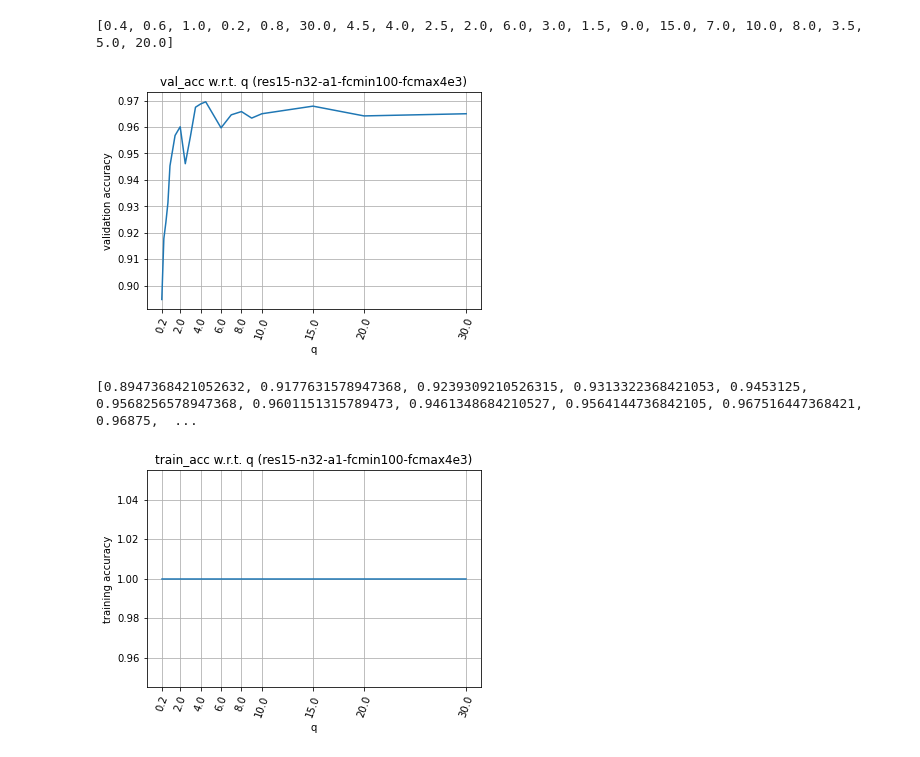
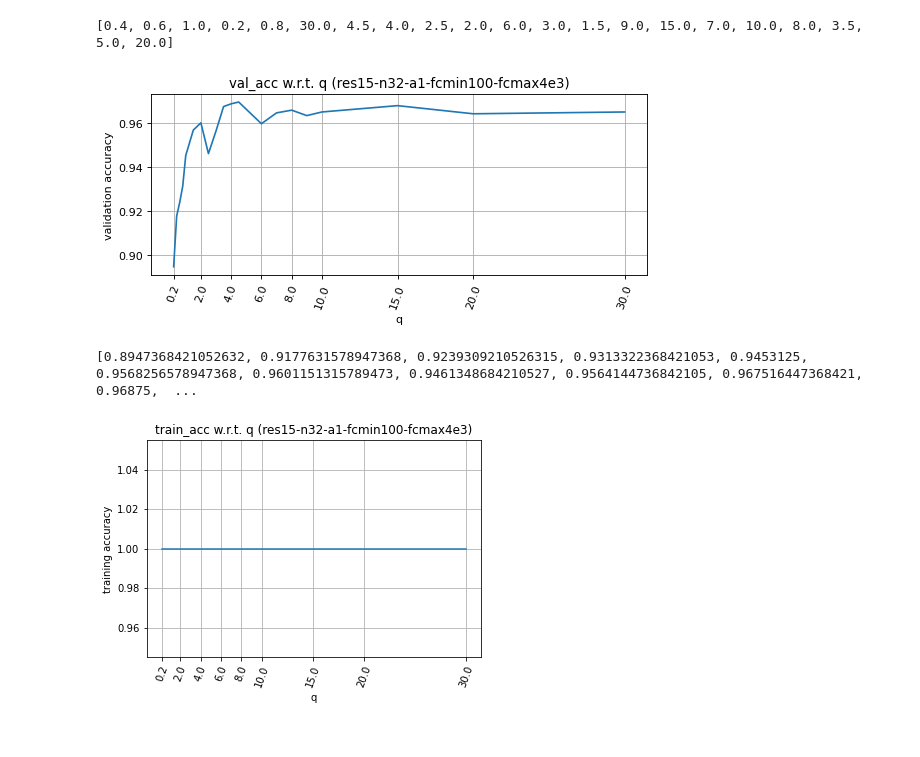
Before and after one commit to xs2445/KeywordSpotting, a Jupyter notebook: show_result.ipynb, the cells around one changed output. Cells and saved outputs as stored; diff of their text form; code cells hidden in the pictures.

Commit message:
plot

```diff
--- a/show_result.ipynb
+++ b/show_result.ipynb
@@ -26,22 +26,22 @@ dataset_list = sorted(dataset_list)
 # %% [output]
 [0.4, 0.6, 1.0, 0.2, 0.8, 30.0, 4.5, 4.0, 2.5, 2.0, 6.0, 3.0, 1.5, 9.0, 15.0, 7.0, 10.0, 8.0, 3.5, 5.0, 20.0]
 # %%
-plt.figure()
+plt.figure(figsize=(8, 3), dpi=80)
 # plt.plot([np.max(x) for x in val_acc_list])
 plt.plot(dataset_list, [np.max(x) for x in val_acc_list])
 plt.title('val_acc w.r.t. q (res15-n32-a1-fcmin100-fcmax4e3)')
 plt.xlabel('q')
 plt.ylabel('validation accuracy')
 # [0.2, 0.4, 0.6, 0.8, 1, 1.5, 2, 2.5, 3, 3.5, 4, 4.5, 5, 6, 7, 8, 9, 10, 15, 20, 30]
 selected = [dataset_list[x] for x in [0,6,10,13,15,17,18,19,-1]]
 print()
 plt.xticks(selected, selected, rotation=70)
 plt.grid()
 plt.savefig(os.path.join(log_folder[1], 'result.jpg'))
 plt.show()
 print([np.max(x) for x in val_acc_list])
 # %% [output]
-[figure, old version]
+[figure, new version]
 [0.8947368421052632, 0.9177631578947368, 0.9239309210526315, 0.9313322368421053, 0.9453125, 0.9568256578947368, 0.9601151315789473, 0.9461348684210527, 0.9564144736842105, 0.967516447368421, 0.96875,  ...
 # %%
 plt.figure()
```
Also changed, not shown: parts of 3 cells of this notebook.
